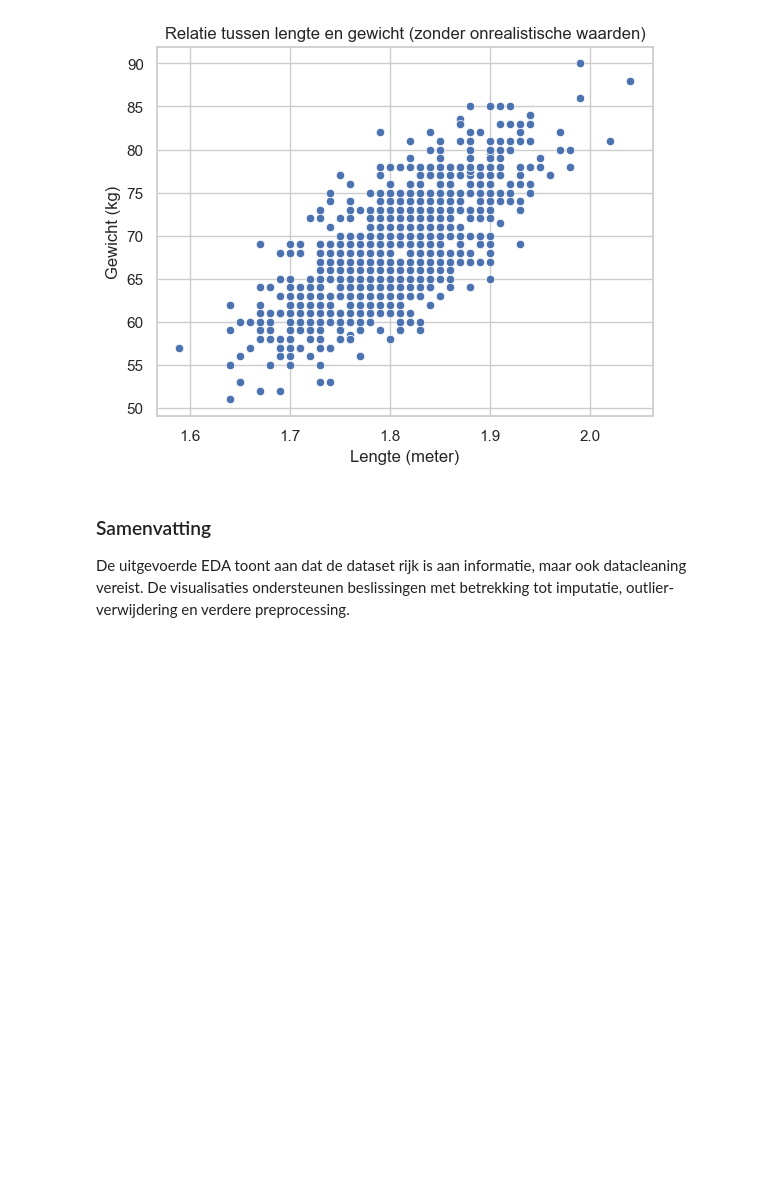
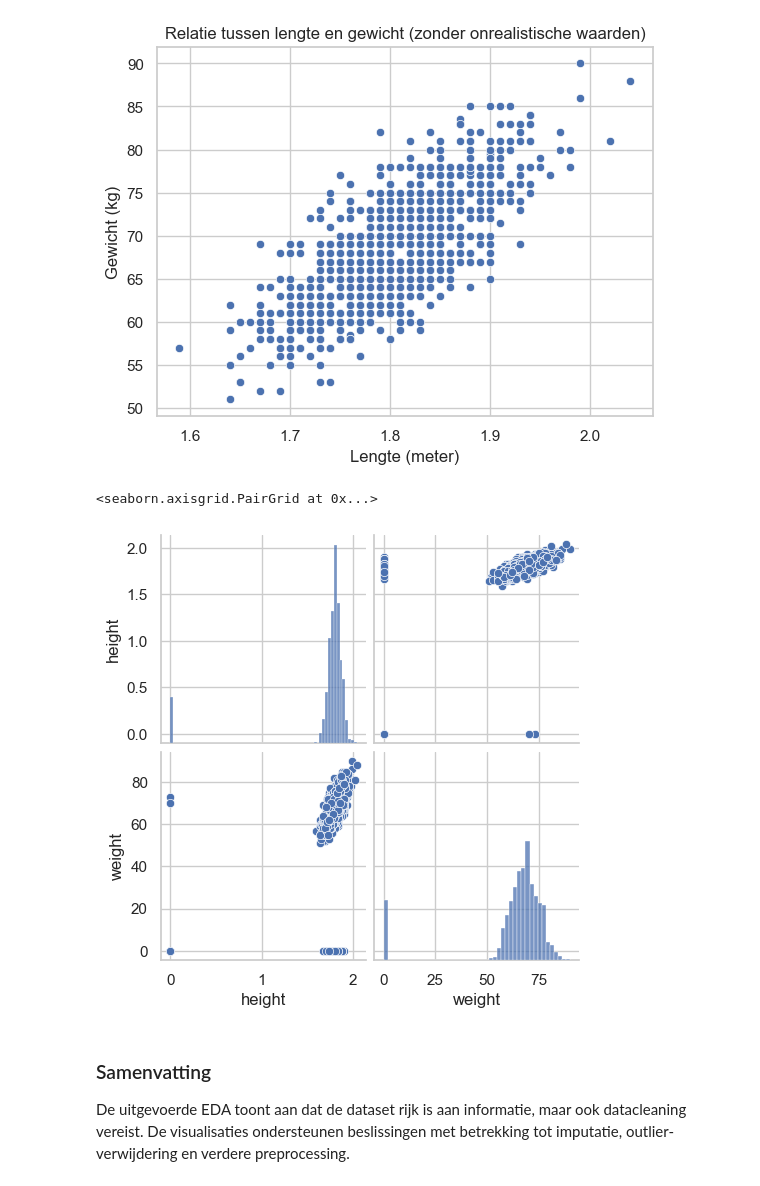
Before and after one commit to Vigo28/PI_7_DS_Minor, a Jupyter notebook: pi7.ipynb, the cells around one changed output. Drawn from its saved outputs; the diff is of its cells as text; code cells hidden in the pictures; blank space fills up the shorter version.

```diff
--- a/pi7.ipynb
+++ b/pi7.ipynb
@@ -354,6 +354,11 @@ plt.ylabel("Gewicht (kg)")
 plt.show()
 # %% [output]
 [figure]
+# %%
+sns.pairplot(df_riders)
+# %% [output]
+<seaborn.axisgrid.PairGrid at 0x...>
+[figure, added]
 # %% [markdown]
 ### Samenvatting
 
```
Also changed, not shown: parts of 5 cells of this notebook, 2 other files.
